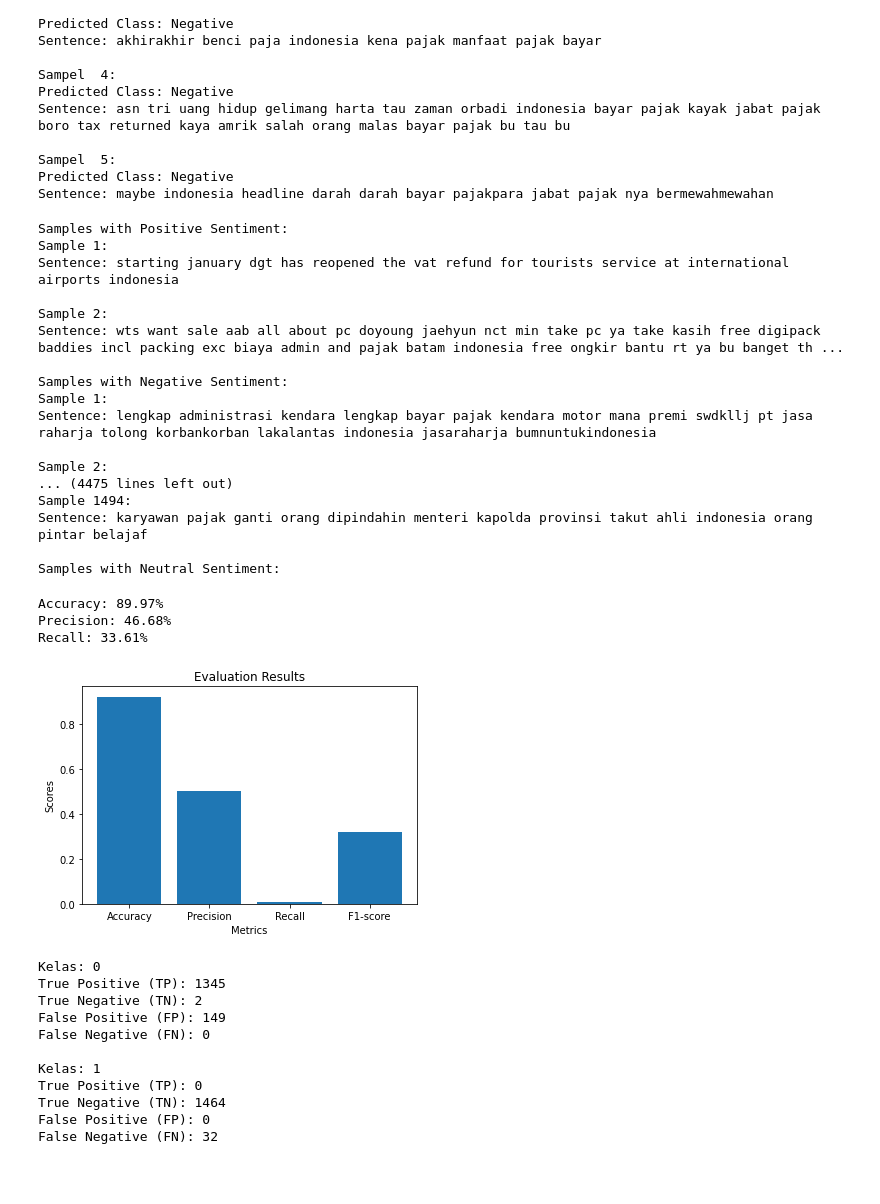
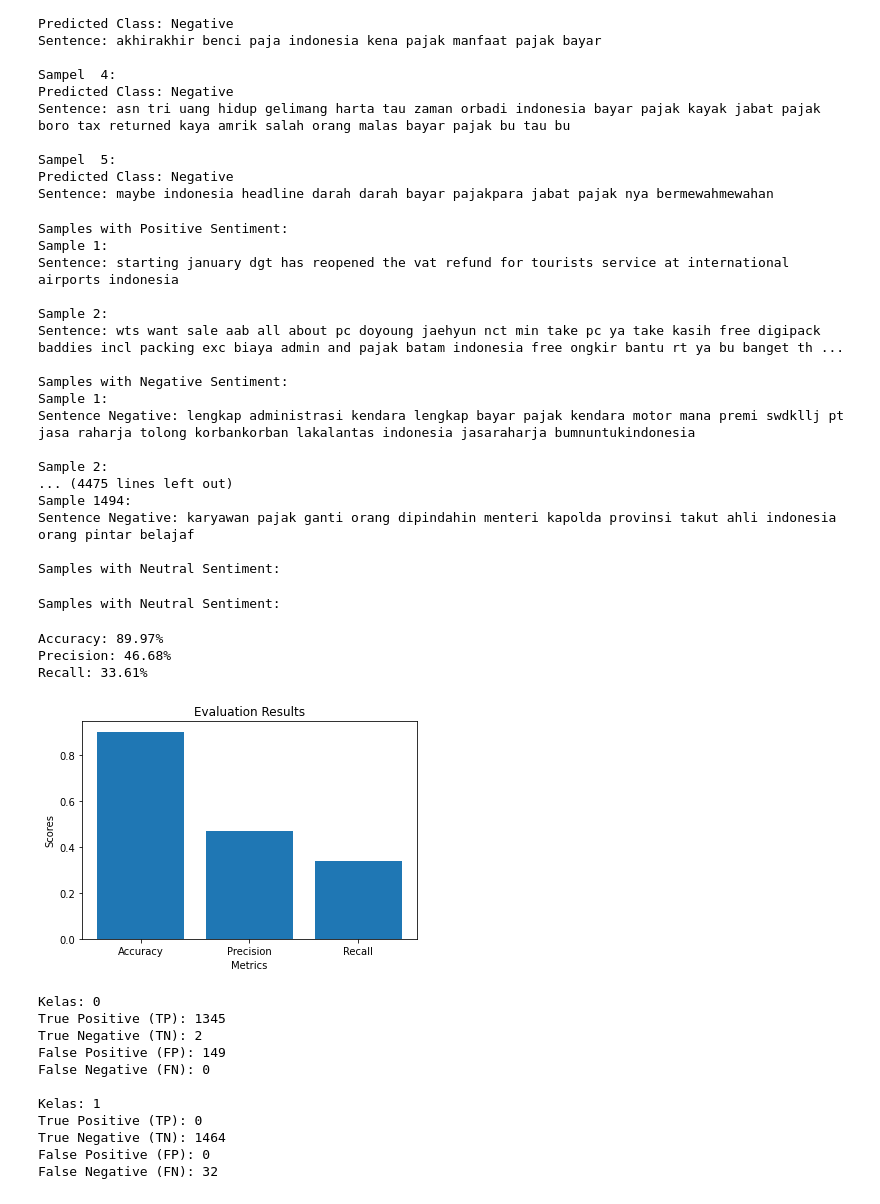
Before and after one commit to dwndnt/analisis-sentimen-perpajakan, a Jupyter notebook: Analisis_sentimen.ipynb, the cells around one changed output. Cells and saved outputs as stored; diff of their text form; code cells hidden in the pictures.

```diff
--- a/Analisis_sentimen.ipynb
+++ b/Analisis_sentimen.ipynb
@@ -592,7 +697,7 @@ print("Samples with Negative Sentiment:")
 negative_samples = X_test[y_pred == 'Negative']
 for i, sample in enumerate(negative_samples):
     print(f"Sample {i+1}:")
-    print(f"Sentence: {sample}")
+    print(f"Sentence Negative: {sample}")
     print()
 
 # Menampilkan sampel dengan kelas netral
@@ -600,7 +705,7 @@ print("Samples with Neutral Sentiment:")
 neutral_samples = X_test[y_pred == 'Neutral']
 for i, sample in enumerate(neutral_samples):
     print(f"Sample {i+1}:")
-    print(f"Sentence: {sample}")
+    print(f"Sentence Netral: {sample}")
     print()
 # %% [output]
 Samples with Positive Sentiment:
@@ -612,14 +717,23 @@ Sentence: wts want sale aab all about pc doyoung jaehyun nct min take pc ya take
 
 Samples with Negative Sentiment:
 Sample 1:
-Sentence: lengkap administrasi kendara lengkap bayar pajak kendara motor mana premi swdkllj pt jasa raharja tolong korbankorban lakalantas indonesia jasaraharja bumnuntukindonesia
+Sentence Negative: lengkap administrasi kendara lengkap bayar pajak kendara motor mana premi swdkllj pt jasa raharja tolong korbankorban lakalantas indonesia jasaraharja bumnuntukindonesia
 
 Sample 2:
 ... (4475 lines left out)
 Sample 1494:
-Sentence: karyawan pajak ganti orang dipindahin menteri kapolda provinsi takut ahli indonesia orang pintar belajaf
+Sentence Negative: karyawan pajak ganti orang dipindahin menteri kapolda provinsi takut ahli indonesia orang pintar belajaf
 
 Samples with Neutral Sentiment:
+# %%
+print("Samples with Neutral Sentiment:")
+neutral_samples = X_test[y_pred == 'Neutral']
+for i, sample in enumerate(neutral_samples):
+    print(f"Sample {i+1}:")
+    print(f"Sentence: {sample}")
+    print()
+# %% [output]
+Samples with Neutral Sentiment:
 # %%
 from sklearn.metrics import accuracy_score, precision_score, recall_score, f1_score
 
@@ -642,23 +756,23 @@ Recall: 33.61%
 # %%
 import matplotlib.pyplot as plt
 
 # set data
-metrics = ['Accuracy', 'Precision', 'Recall', 'F1-score']
-scores = [accuracy, precision, recall, f1]
+metrics = ['Accuracy', 'Precision', 'Recall']
+scores = [accuracy, precision, recall]
 
 # create bar plot
 fig, ax = plt.subplots()
 ax.bar(metrics, scores)
 
 # set axis labels and title
 ax.set_xlabel('Metrics')
 ax.set_ylabel('Scores')
 ax.set_title('Evaluation Results')
 
 # display plot
 plt.show()
 # %% [output]
-[figure, old version]
+[figure, new version]
 # %%
 from sklearn.metrics import confusion_matrix
 import numpy as np
```
Also changed, not shown: parts of 7 cells of this notebook, 4 other files.
